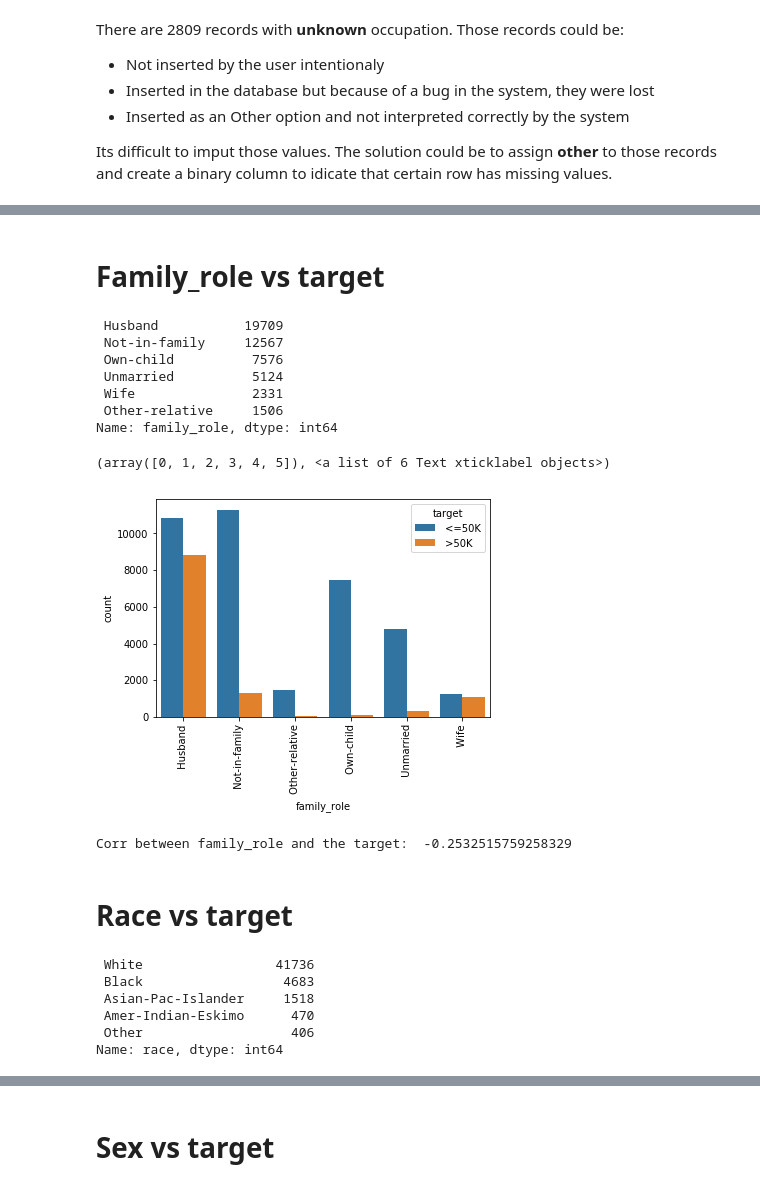
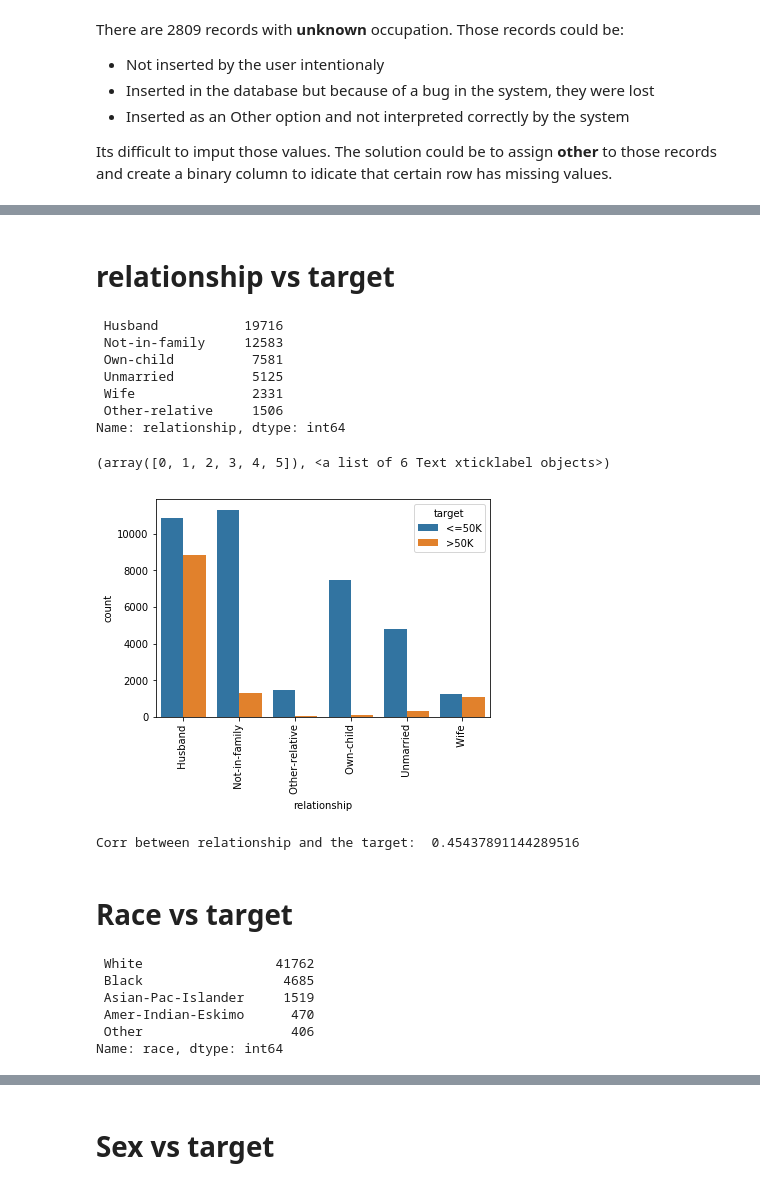
Before and after one commit to basselkassem/predict_income_potential, a Jupyter notebook: eda.ipynb, the cells around one changed output, grey strips where cells are left out. Cells and saved outputs as stored; diff of their text form; code cells hidden in the pictures.

```diff
--- a/eda.ipynb
+++ b/eda.ipynb
@@ -28,3 +32,6 @@ df = pd.read_csv(data_file)
+# %%
+data_path = "/content/gdrive/My Drive/Colab Notebooks/predict_income_potential/data/"
+df = pd.read_csv(data_path + "init_data.csv")
 # %%
 df.head()
 # %% [output]
@@ -96,0 +110,5 @@ Name: target, dtype: int64
+# %%
+df['target'] = df['target'].str.replace('.', '')
+df['target'] = df['target'].str.strip()
+print('# class <=50k: ', 100 * round(len(df[df['target'] == '<=50K']) / len(df), 2), '%')
+print('# class >50k: ', 100 * round(len(df[df['target'] == '>50K']) / len(df), 2), '%')
@@ -311,36 +337,36 @@ Corr between occupation and the target:  0.07667638221116092
 # %% [markdown]
-# Family_role vs target
+# relationship vs target
 # %%
-df['family_role'].value_counts()
+df['relationship'].value_counts()
 # %% [output]
- Husband           19709
- Not-in-family     12567
- Own-child          7576
- Unmarried          5124
+ Husband           19716
+ Not-in-family     12583
+ Own-child          7581
+ Unmarried          5125
  Wife               2331
  Other-relative     1506
-Name: family_role, dtype: int64
+Name: relationship, dtype: int64
 # %%
-gb = df.groupby(by = ['family_role', 'target']).agg({'age': 'count'})
+gb = df.groupby(by = ['relationship', 'target']).agg({'age': 'count'})
 gb.columns = ['count']
 gb = gb.reset_index()
-ax = sns.barplot(x = 'family_role', y = 'count', hue = 'target', data = gb)
+ax = sns.barplot(x = 'relationship', y = 'count', hue = 'target', data = gb)
 plt.xticks(rotation = 90)
 # %% [output]
 (array([0, 1, 2, 3, 4, 5]), <a list of 6 Text xticklabel objects>)
-[figure, old version]
+[figure, new version]
 # %%
-print_corr(df, 'family_role')
+print_corr(df, 'relationship')
 # %% [output]
-Corr between family_role and the target:  -0.2532515759258329
+Corr between relationship and the target:  0.45437891144289516
 # %% [markdown]
 # Race vs target
 # %%
 df['race'].value_counts()
 # %% [output]
- White                 41736
- Black                  4683
- Asian-Pac-Islander     1518
+ White                 41762
+ Black                  4685
+ Asian-Pac-Islander     1519
  Amer-Indian-Eskimo      470
  Other                   406
 Name: race, dtype: int64
```
Also changed, not shown: parts of 49 cells of this notebook.
